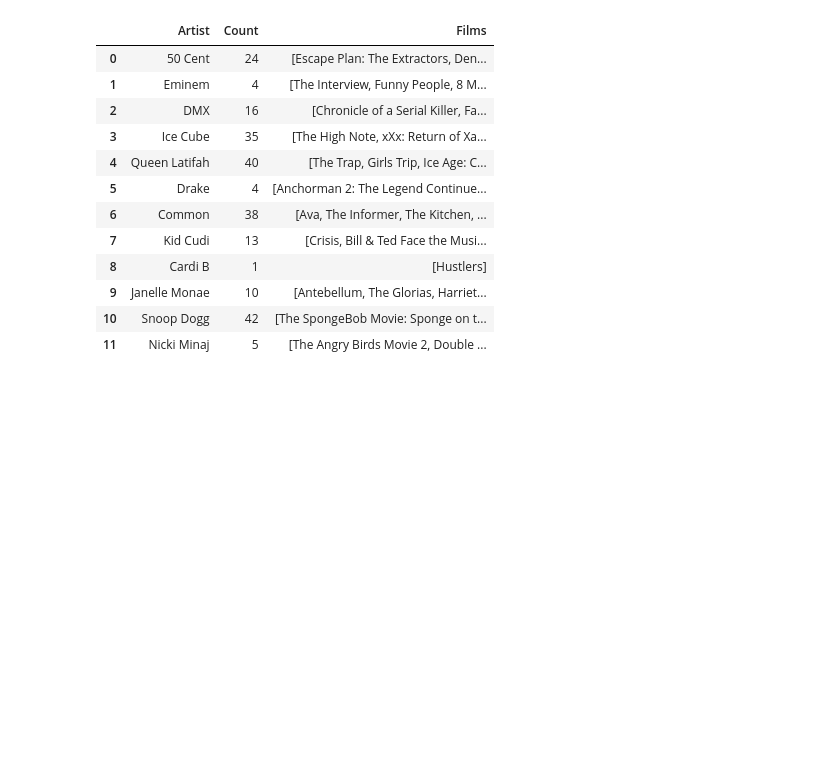
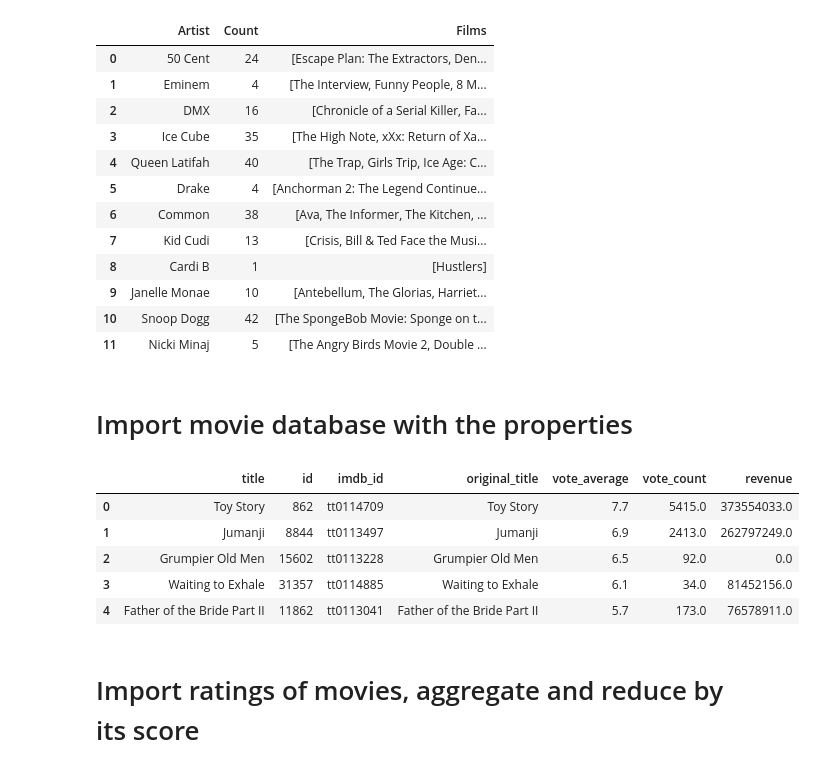
Before and after one commit to vuminhle1997/Lab_09_Semantics, a Jupyter notebook: main.ipynb, the cells around one changed output. Cells and saved outputs as stored; diff of their text form; code cells hidden in the pictures; blank space fills up the shorter version.

```diff
--- a/main.ipynb
+++ b/main.ipynb
@@ -128,3 +129,18 @@ table
 | 9 | Janelle Monae | 10 | [Antebellum, The Glorias, Harriet... |
 | 10 | Snoop Dogg | 42 | [The SpongeBob Movie: Sponge on t... |
 | 11 | Nicki Minaj | 5 | [The Angry Birds Movie 2, Double ... |
+# %% [markdown]
+# Import movie database with the properties
+# %%
+moviesData = pandas.read_csv('./data/movies_metadata.csv')
+moviesData = moviesData[['title', 'id', 'imdb_id', 'original_title', 'vote_average', 'vote_count', 'revenue']]
+moviesData.head(5)
+# %% [output]
+|  | title | id | imdb_id | original_title | vote_average | vote_count | revenue |
+| 0 | Toy Story | 862 | tt0114709 | Toy Story | 7.7 | 5415.0 | 373554033.0 |
+| 1 | Jumanji | 8844 | tt0113497 | Jumanji | 6.9 | 2413.0 | 262797249.0 |
+| 2 | Grumpier Old Men | 15602 | tt0113228 | Grumpier Old Men | 6.5 | 92.0 | 0.0 |
+| 3 | Waiting to Exhale | 31357 | tt0114885 | Waiting to Exhale | 6.1 | 34.0 | 81452156.0 |
+| 4 | Father of the Bride Part II | 11862 | tt0113041 | Father of the Bride Part II | 5.7 | 173.0 | 76578911.0 |
+# %% [markdown]
+# Import ratings of movies, aggregate and reduce by its score
```
Also changed, not shown: parts of 7 cells of this notebook, 2 other files.
